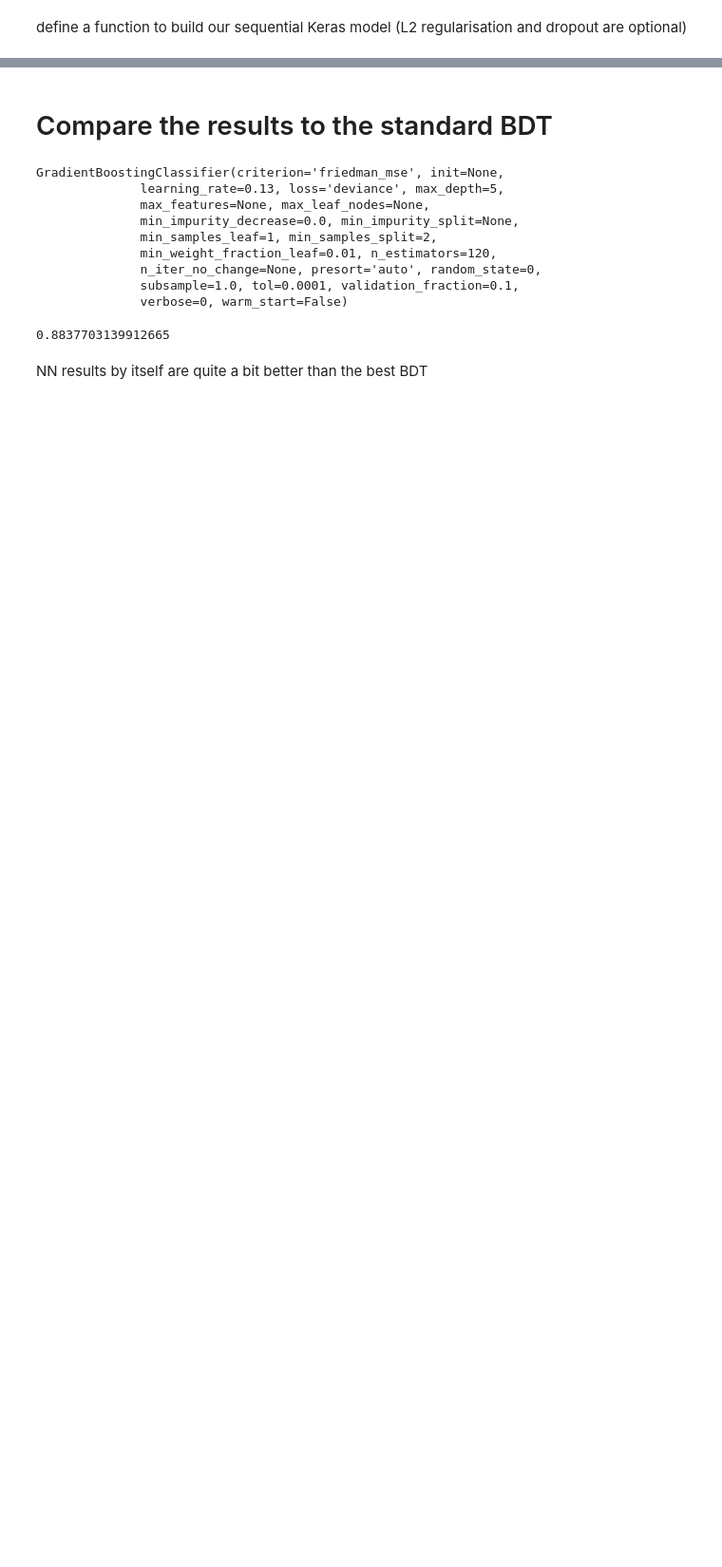
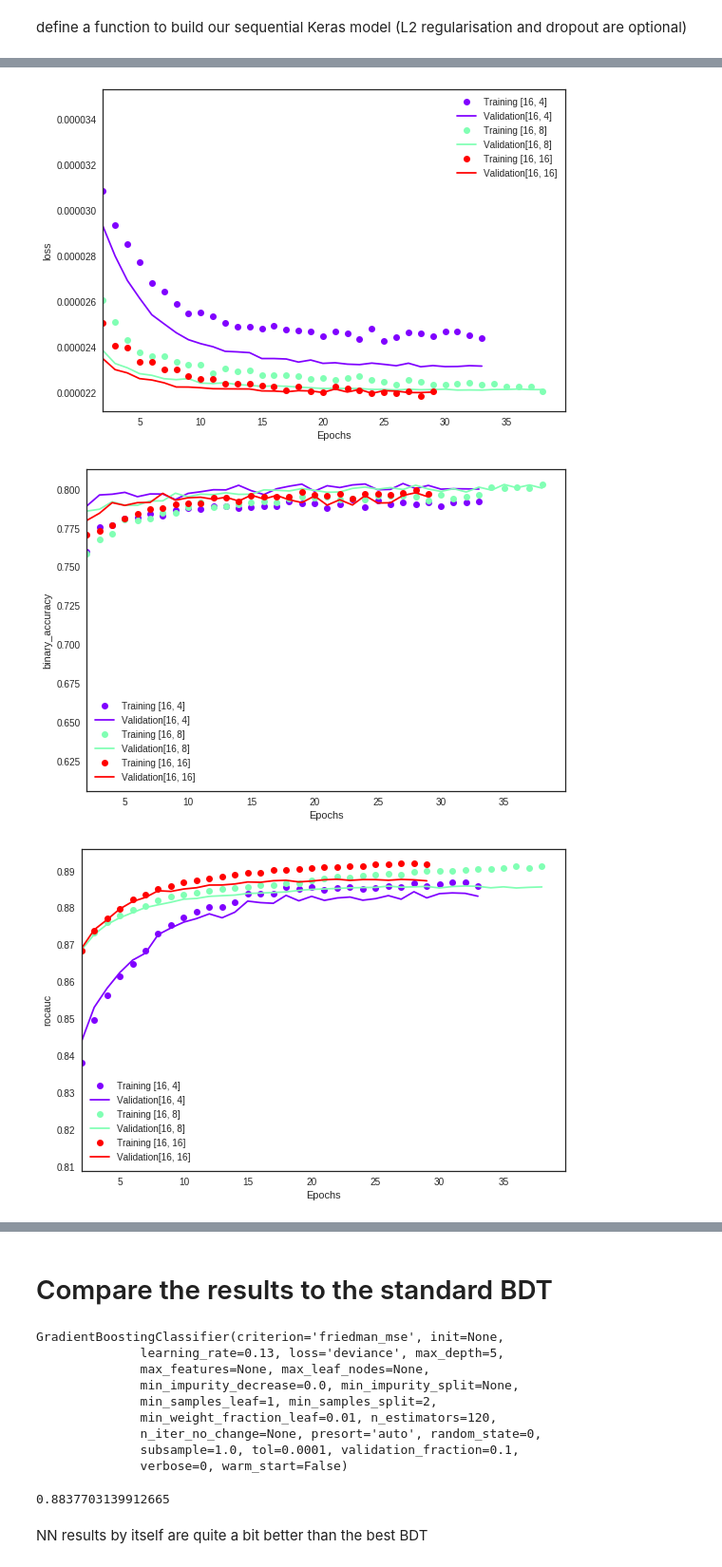
Before and after one commit to asalvadorsalas/HplusML, a Jupyter notebook: StandardNN.ipynb, the cells around one changed output, grey strips where cells are left out. Shown at 95% size. Saved outputs shown, nothing was run; the diff lists cells and outputs as text; code cells hidden in the pictures; blank space fills up the shorter version.

```diff
--- a/StandardNN.ipynb
+++ b/StandardNN.ipynb
@@ -549,0 +357,9 @@ print roc_auc_score(y_test, y_pred, sample_weight=w_test)
+# %%
+configurations=[[16,4],[16,8],[16,16]]
+plotByConfiguration(configurations)
+plotByConfiguration(configurations, variable="binary_accuracy", validationvariable="val_binary_accuracy")
+plotByConfiguration(configurations, variable="rocauc")
+# %% [output]
+[figure, added]
+[figure, added]
+[figure, added]
```
Also changed, not shown: parts of 34 cells of this notebook.
